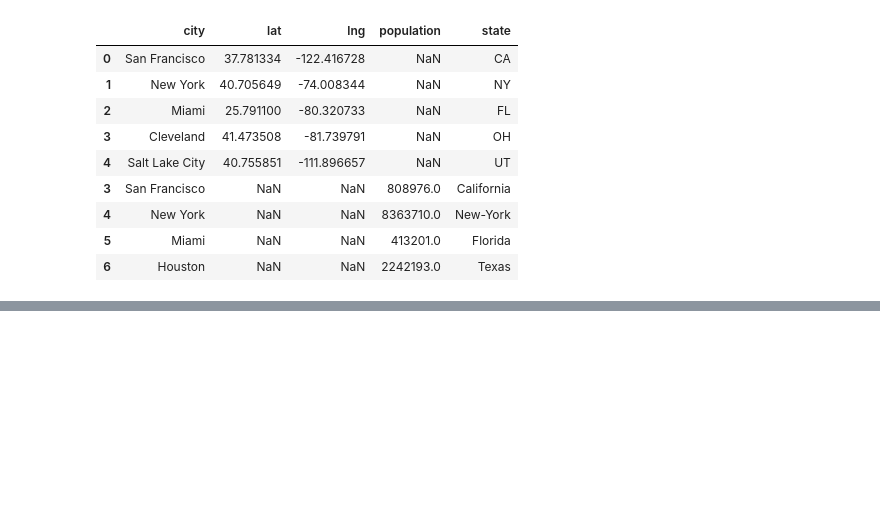
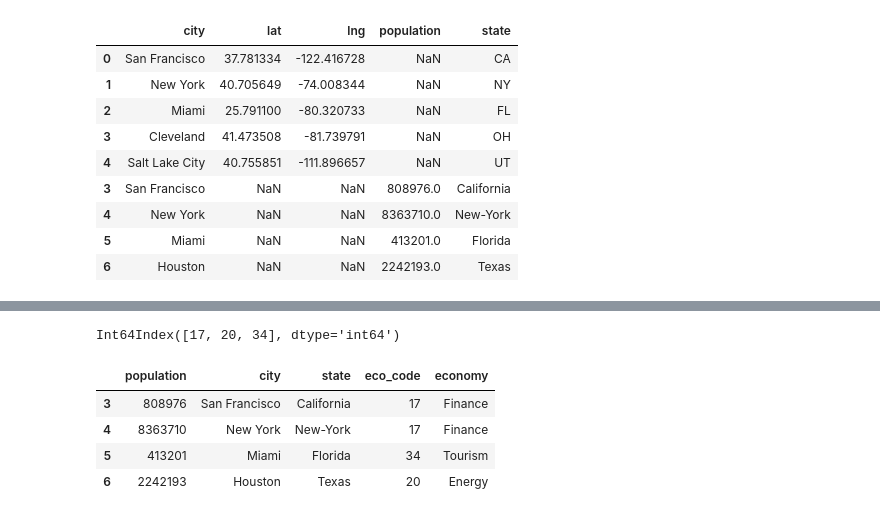
Before and after one commit to SiddalingeshaDS/ML-Practice, a Jupyter notebook: Tools Pandas.ipynb, the cells around one changed output, grey strips where cells are left out. Drawn from its saved outputs; the diff is of its cells as text; code cells hidden in the pictures; blank space fills up the shorter version.

```diff
--- a/Tools Pandas.ipynb
+++ b/Tools Pandas.ipynb
@@ -1303,3 +1303,7 @@ city_loc.append(city_pop)
 | 4 | New York | NaN | NaN | 8363710.0 | New-York |
 | 5 | Miami | NaN | NaN | 413201.0 | Florida |
 | 6 | Houston | NaN | NaN | 2242193.0 | Texas |
+# %%
+city_eco = city_pop.copy()
+city_eco["eco_code"] = [17, 17, 34, 20]
+city_eco
@@ -1305,0 +1316,14 @@ city_loc.append(city_pop)
+# %%
+city_eco["economy"] = city_eco["eco_code"].astype('category')
+city_eco["economy"].cat.categories
+# %% [output]
+Int64Index([17, 20, 34], dtype='int64')
+# %%
+city_eco["economy"].cat.categories = ["Finance", "Energy", "Tourism"]
+city_eco
+# %% [output]
+|  | population | city | state | eco_code | economy |
+| 3 | 808976 | San Francisco | California | 17 | Finance |
+| 4 | 8363710 | New York | New-York | 17 | Finance |
+| 5 | 413201 | Miami | Florida | 34 | Tourism |
+| 6 | 2242193 | Houston | Texas | 20 | Energy |
```
Also changed, not shown: parts of 2 cells of this notebook, 2 other files.
